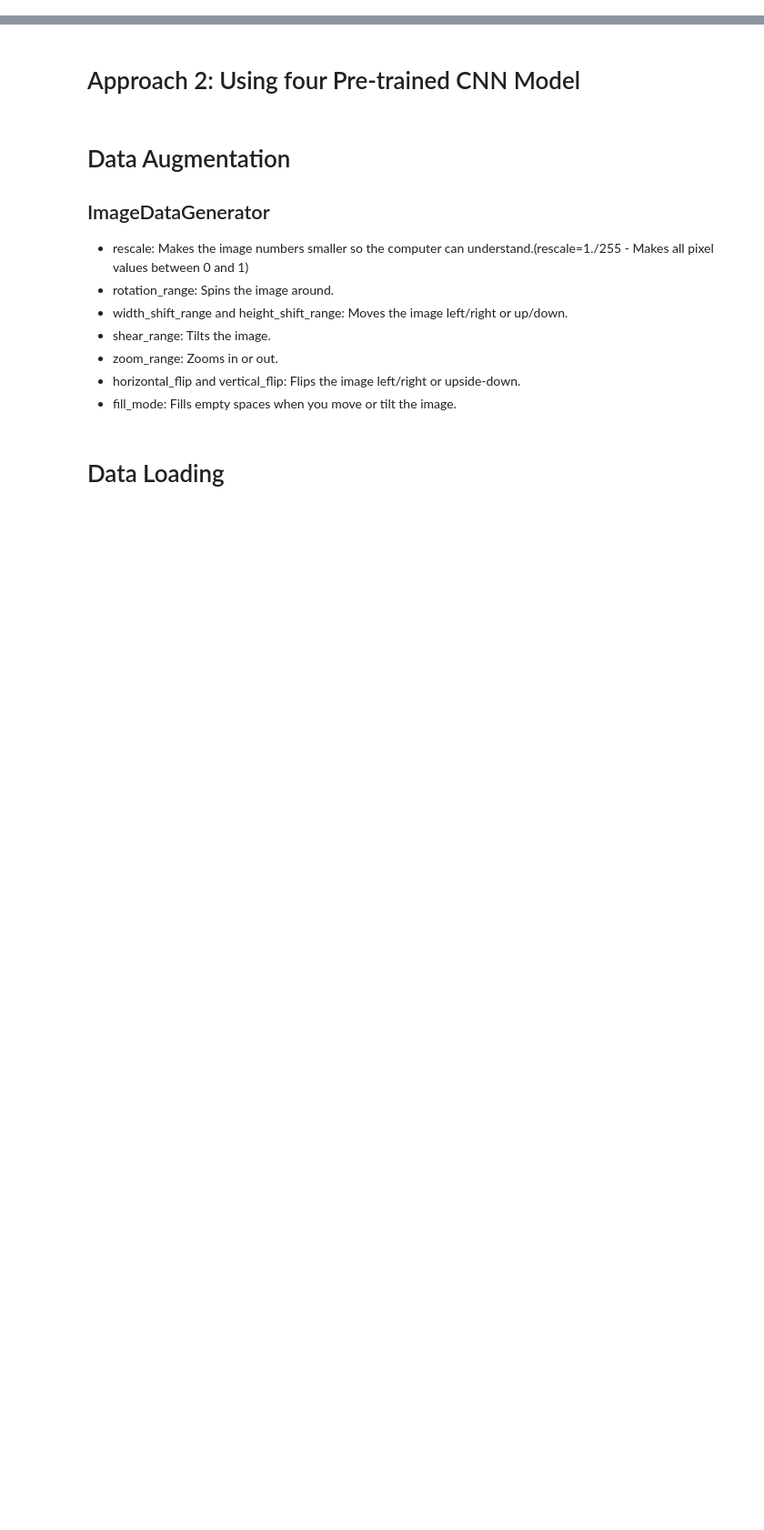
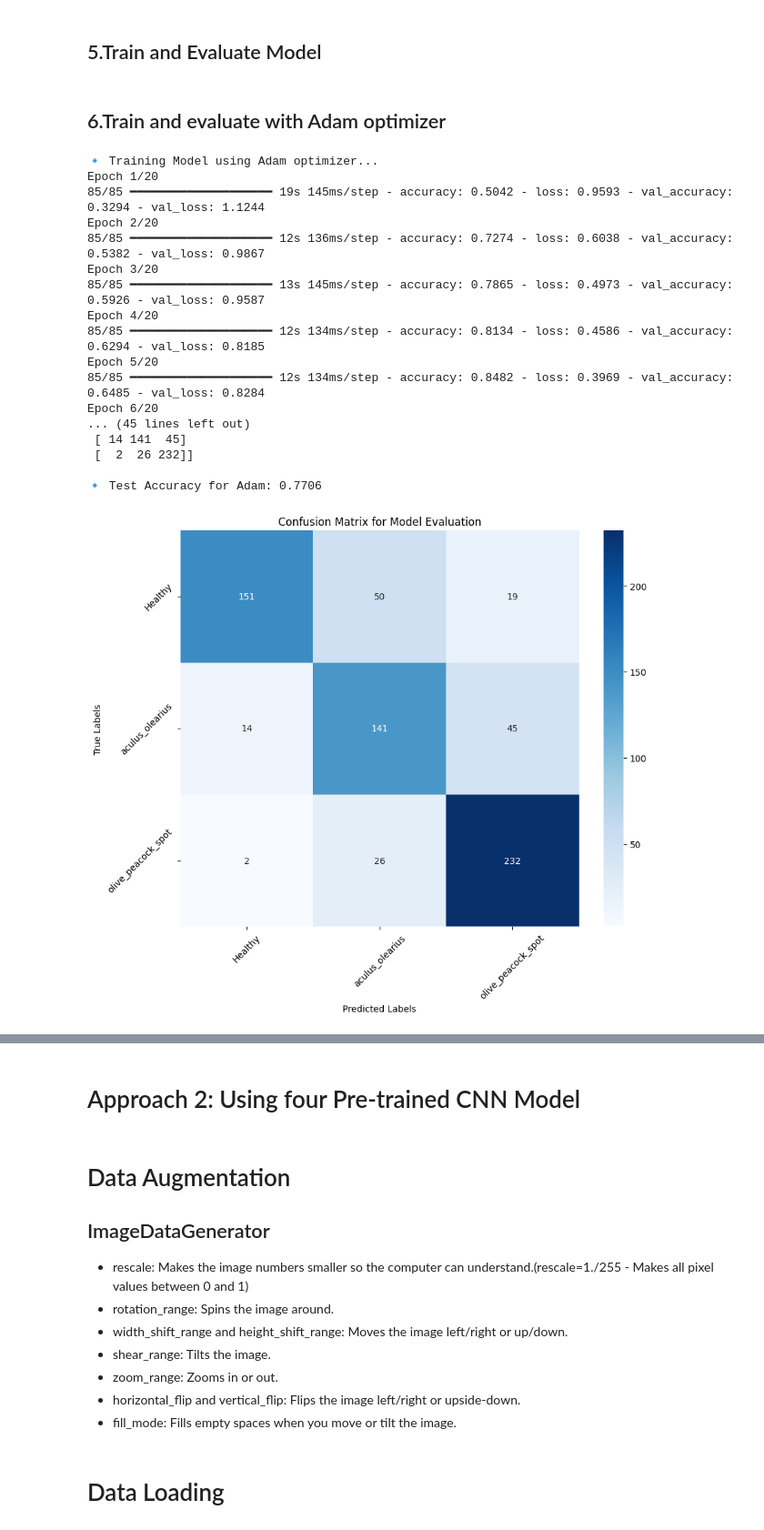
Before and after one commit to HBSAIKAT/Olive-Leaf-Image-Classification-CNN, a Jupyter notebook: olive-leaf-image-classification.ipynb, the cells around one changed output, grey strips where cells are left out. Shown at 91% size. Cells and saved outputs as stored; diff of their text form; code cells hidden in the pictures; blank space fills up the shorter version.

Commit message:
Kaggle Notebook | Olive Leaf Image Classification | Version 10

```diff
--- a/olive-leaf-image-classification.ipynb
+++ b/olive-leaf-image-classification.ipynb
@@ -157,5 +20,0 @@ Model: "sequential"
-# %%
-# Compile the model
-model.compile(optimizer=tf.keras.optimizers.Adam(learning_rate=0.0001),
-              loss='categorical_crossentropy',
-              metrics=['accuracy'])
@@ -220,13 +20,0 @@ Test Accuracy: 0.7559
-# %%
-from sklearn.metrics import classification_report, confusion_matrix
-import numpy as np
-# Get class labels from the generator
-class_labels = list(test_generator.class_indices.keys())  # ['healthy', 'aculus_olearius', 'olive_peacock_spot']
-print("Class Labels:", class_labels)
-# Predict the test set
-steps = test_generator.samples // test_generator.batch_size
-y_pred = model.predict(test_generator, steps=steps, verbose=1)
-y_pred_classes = np.argmax(y_pred, axis=1)  # Convert softmax outputs to class indices
-
-# Get actual labels
-y_true = test_generator.classes[:len(y_pred_classes)]
@@ -273,0 +40,5 @@ plt.show()
+# %%
+train_dir = '/kaggle/input/olive-leaf-image-dataset/dataset/train'
+test_dir = '/kaggle/input/olive-leaf-image-dataset/dataset/test'
+batch_size = 32
+img_size = (224, 224)
@@ -273,0 +47,16 @@ plt.show()
+# %%
+train_datagen = ImageDataGenerator(rescale=1./255)
+test_datagen = ImageDataGenerator(rescale=1./255)
+
+train_generator = train_datagen.flow_from_directory(
+                          train_dir,
+                          target_size=img_size,
+                          batch_size=batch_size,
+                          class_mode='categorical',
+                          shuffle=True)
+test_generator = test_datagen.flow_from_directory(
+                          test_dir,
+                          target_size=img_size,
+                          batch_size=batch_size,
+                          class_mode='categorical',
+                          shuffle=False)
@@ -273,0 +174,2 @@ plt.show()
+# %% [markdown]
+## 5.Train and Evaluate Model
@@ -273,0 +236,26 @@ plt.show()
+# %% [markdown]
+## 6.Train and evaluate with Adam optimizer
+# %%
+model = build_custom_cnn()
+
+# Train and evaluate with Adam optimizer
+train_and_evaluate(model)
+# %% [output]
+🔹 Training Model using Adam optimizer...
+Epoch 1/20
+85/85 ━━━━━━━━━━━━━━━━━━━━ 19s 145ms/step - accuracy: 0.5042 - loss: 0.9593 - val_accuracy: 0.3294 - val_loss: 1.1244
+Epoch 2/20
+85/85 ━━━━━━━━━━━━━━━━━━━━ 12s 136ms/step - accuracy: 0.7274 - loss: 0.6038 - val_accuracy: 0.5382 - val_loss: 0.9867
+Epoch 3/20
+85/85 ━━━━━━━━━━━━━━━━━━━━ 13s 145ms/step - accuracy: 0.7865 - loss: 0.4973 - val_accuracy: 0.5926 - val_loss: 0.9587
+Epoch 4/20
+85/85 ━━━━━━━━━━━━━━━━━━━━ 12s 134ms/step - accuracy: 0.8134 - loss: 0.4586 - val_accuracy: 0.6294 - val_loss: 0.8185
+Epoch 5/20
+85/85 ━━━━━━━━━━━━━━━━━━━━ 12s 134ms/step - accuracy: 0.8482 - loss: 0.3969 - val_accuracy: 0.6485 - val_loss: 0.8284
+Epoch 6/20
+... (45 lines left out)
+ [ 14 141  45]
+ [  2  26 232]]
+
+🔹 Test Accuracy for Adam: 0.7706
+[figure, added]
```
Also changed, not shown: parts of 39 cells of this notebook.
